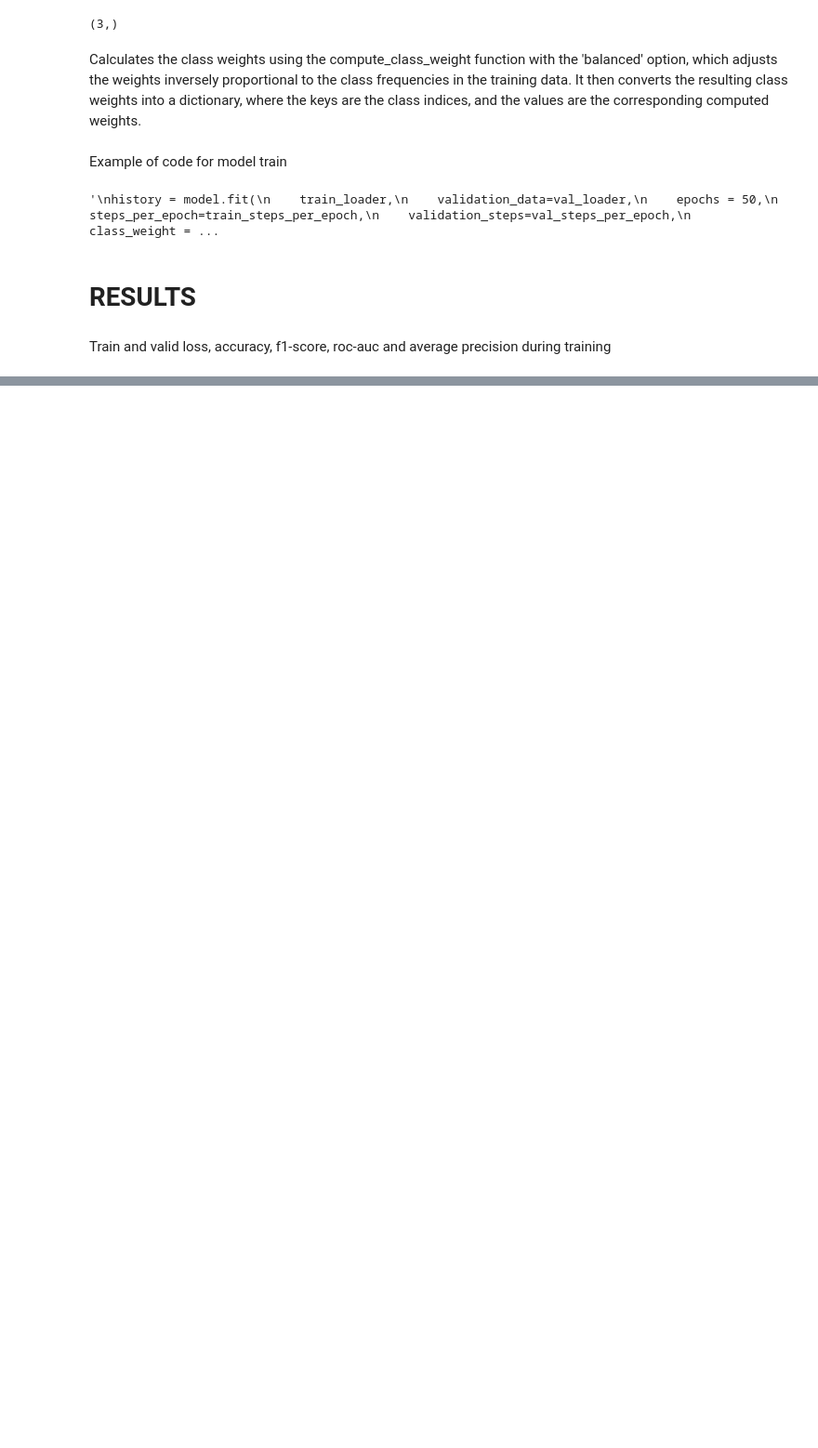
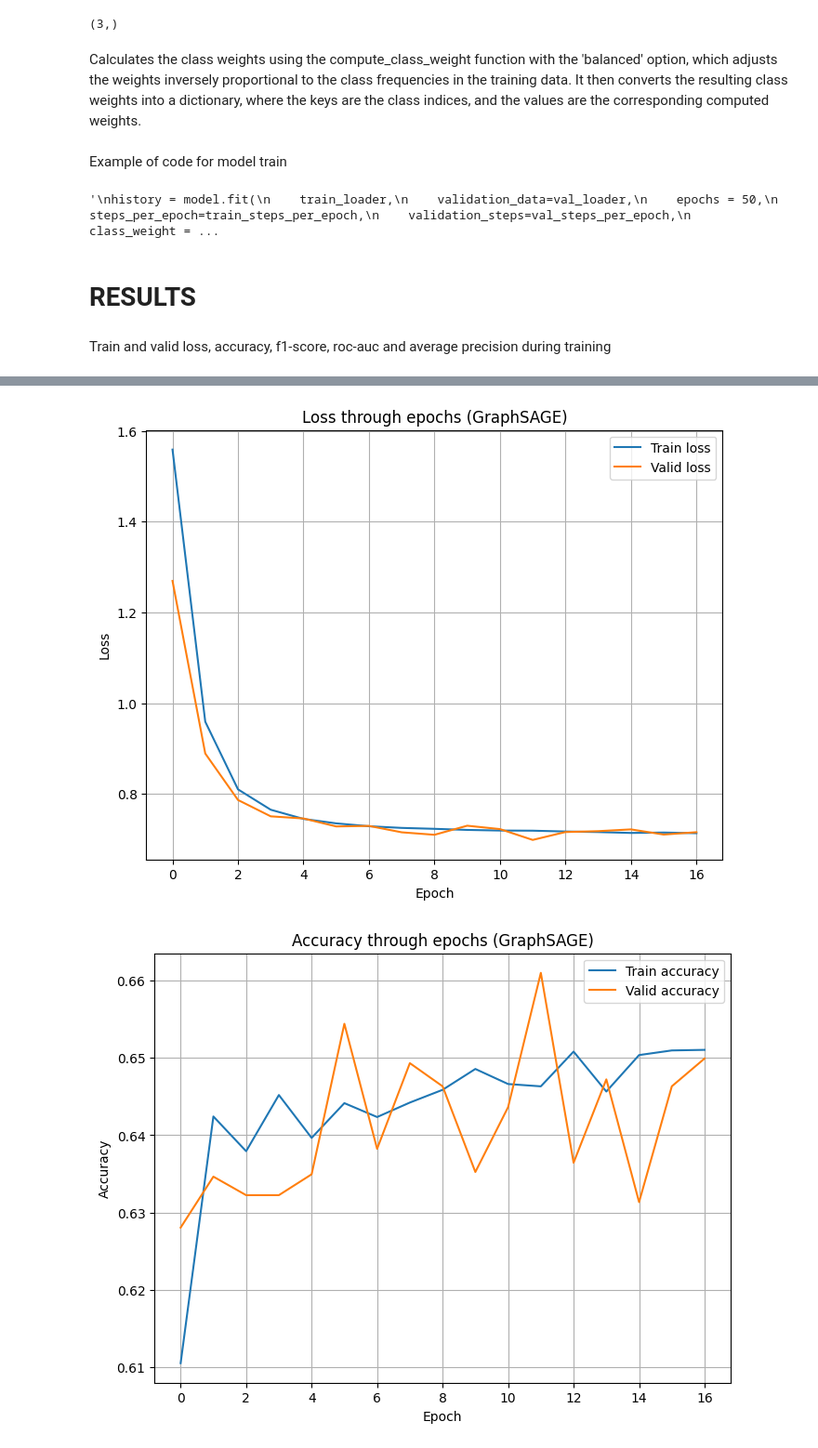
Before and after one commit to ivanna1109/DSC_Conference2024Materials, a Jupyter notebook: DSCdemonstration.ipynb, the cells around one changed output, grey strips where cells are left out. Shown at 93% size. Cells and saved outputs as stored; diff of their text form; code cells hidden in the pictures; blank space fills up the shorter version.

```diff
--- a/DSCdemonstration.ipynb
+++ b/DSCdemonstration.ipynb
@@ -788,4 +869,4 @@ def average_prec_epochs(history_df, title):
     plt.grid()
     plt.show()
 # %%
-train_history_graphSage= pd.read_csv('results/gSage_train_history.csv')
+train_history_graphSage= pd.read_csv('DSC_Conference2024Materials/results/gSage_train_history.csv')
@@ -791,0 +891,9 @@ train_history_graphSage= pd.read_csv('results/gSage_train_history.csv')
+# %%
+loss_epoch(train_history_graphSage, "(GraphSAGE)")
+acc_epochs(train_history_graphSage, "(GraphSAGE)")
+f1_score(train_history_graphSage, "(GraphSAGE)")
+roc_auc(train_history_graphSage, "(GraphSAGE)")
+average_prec_epochs(train_history_graphSage, "(GraphSAGE)")
+# %% [output]
+[figure, added]
+[figure, added]
```
Also changed, not shown: parts of 27 cells of this notebook.
